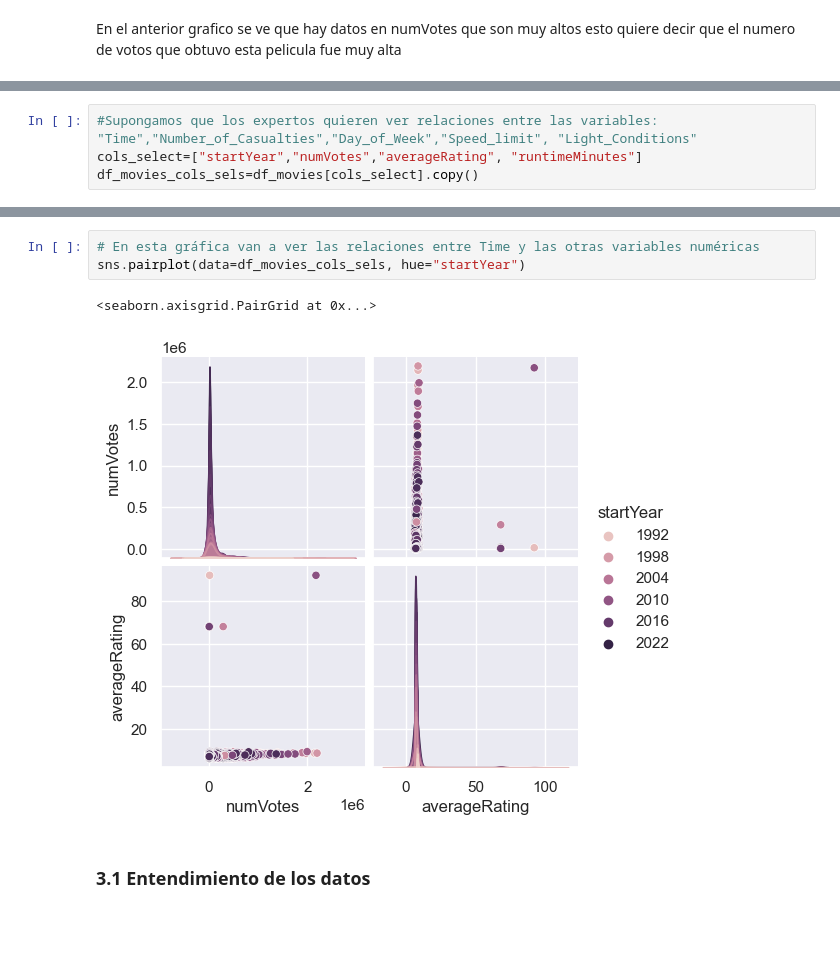
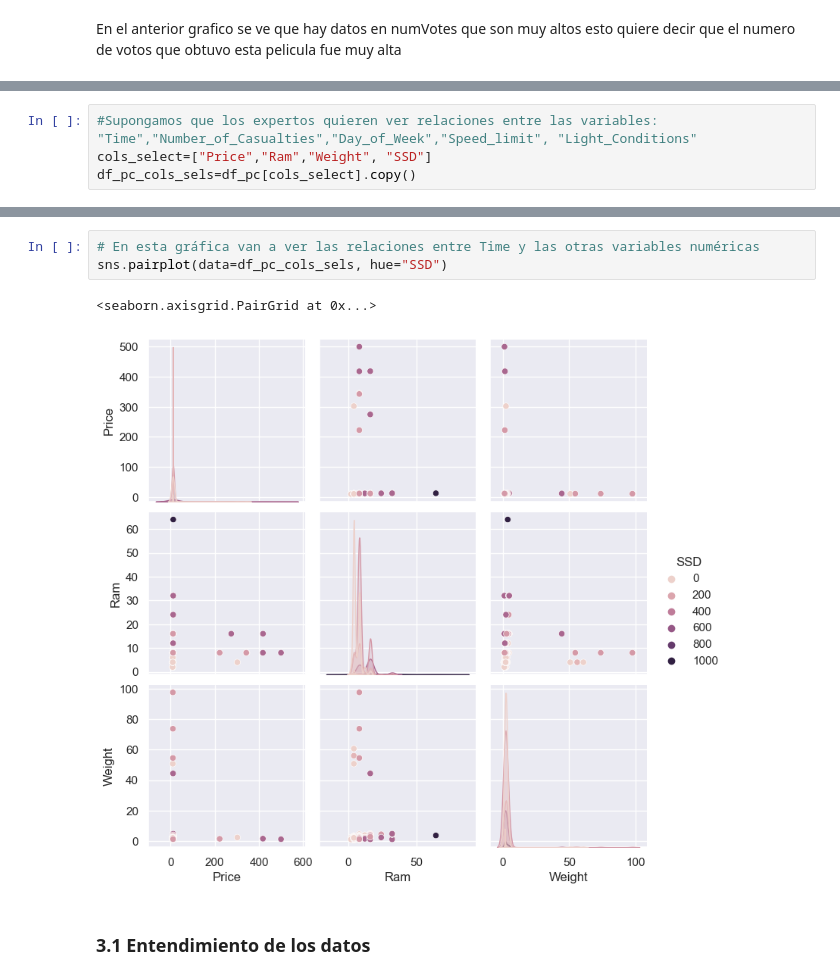
Before and after one commit to jf-garciam1/Lab-BI, a Jupyter notebook: Lab2/Lab2.ipynb, the cells around one changed output, grey strips where cells are left out. Cells and saved outputs as stored; diff of their text form; blank space fills up the shorter version.

```diff
--- a/Lab2/Lab2.ipynb
+++ b/Lab2/Lab2.ipynb
@@ -208,6 +195,6 @@ df_movies
 # %%
 #Supongamos que los expertos quieren ver relaciones entre las variables: "Time","Number_of_Casualties","Day_of_Week","Speed_limit", "Light_Conditions"
-cols_select=["startYear","numVotes","averageRating", "runtimeMinutes"]
-df_movies_cols_sels=df_movies[cols_select].copy()
+cols_select=["Price","Ram","Weight", "SSD"]
+df_pc_cols_sels=df_pc[cols_select].copy()
 # %%
 #Vámos las relaciones entre todas las variables numércias
@@ -218,8 +205,8 @@ sns.pairplot(df_movies_cols_sels, height=3,kind='scatter')
 # %%
 # En esta gráfica van a ver las relaciones entre Time y las otras variables numéricas
-sns.pairplot(data=df_movies_cols_sels, hue="startYear")
+sns.pairplot(data=df_pc_cols_sels, hue="SSD")
 # %% [output]
 <seaborn.axisgrid.PairGrid at 0x...>
-[figure, old version]
+[figure, new version]
 # %% [markdown]
 ### 3.1 Entendimiento de los datos
```
Also changed, not shown: parts of 35 cells of this notebook.
